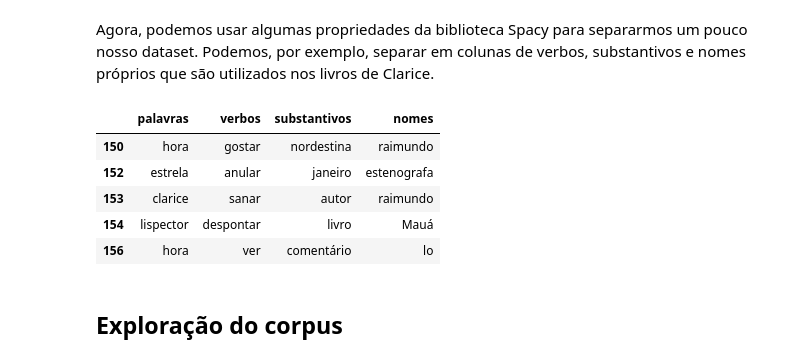
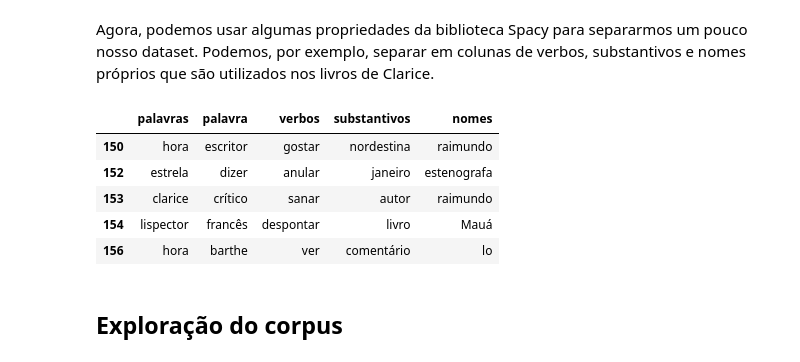
Before and after one commit to mariarezende07/analise_clarice_lispector_nlp, a Jupyter notebook: Projeto_de_Entrada_Clarisse_Lispector.ipynb, the cells around one changed output. Drawn from its saved outputs; the diff is of its cells as text; code cells hidden in the pictures.

```diff
--- a/Projeto_de_Entrada_Clarisse_Lispector.ipynb
+++ b/Projeto_de_Entrada_Clarisse_Lispector.ipynb
@@ -102,18 +103,19 @@ doc = nlp(str([palavra for palavra in df_corpus['palavras']]))
 # %% [markdown]
 Agora, podemos usar algumas propriedades da biblioteca Spacy para separarmos um pouco nosso dataset. Podemos, por exemplo, separar em colunas de verbos, substantivos e nomes próprios que são utilizados nos livros de Clarice.
 # %%
+df_corpus['palavra']= pd.DataFrame([token.lemma_ for token in doc if token.pos_ != 'PUNCT'])
 df_corpus['verbos']= pd.DataFrame([token.lemma_ for token in doc if token.pos_ == 'VERB'])
 df_corpus['substantivos']= pd.DataFrame([token.lemma_ for token in doc if token.pos_ == 'NOUN'])
 df_corpus['nomes']= pd.DataFrame([token.lemma_ for token in doc if token.pos_ == 'PROPN'])
 
 df_corpus.head()
 # %% [output]
-|  | palavras | verbos | substantivos | nomes |
-| 150 | hora | gostar | nordestina | raimundo |
-| 152 | estrela | anular | janeiro | estenografa |
-| 153 | clarice | sanar | autor | raimundo |
-| 154 | lispector | despontar | livro | Mauá |
-| 156 | hora | ver | comentário | lo |
+|  | palavras | palavra | verbos | substantivos | nomes |
+| 150 | hora | escritor | gostar | nordestina | raimundo |
+| 152 | estrela | dizer | anular | janeiro | estenografa |
+| 153 | clarice | crítico | sanar | autor | raimundo |
+| 154 | lispector | francês | despontar | livro | Mauá |
+| 156 | hora | barthe | ver | comentário | lo |
 # %% [markdown]
 ## Exploração do corpus
 # %% [markdown]
```
Also changed, not shown: parts of 57 cells of this notebook.
